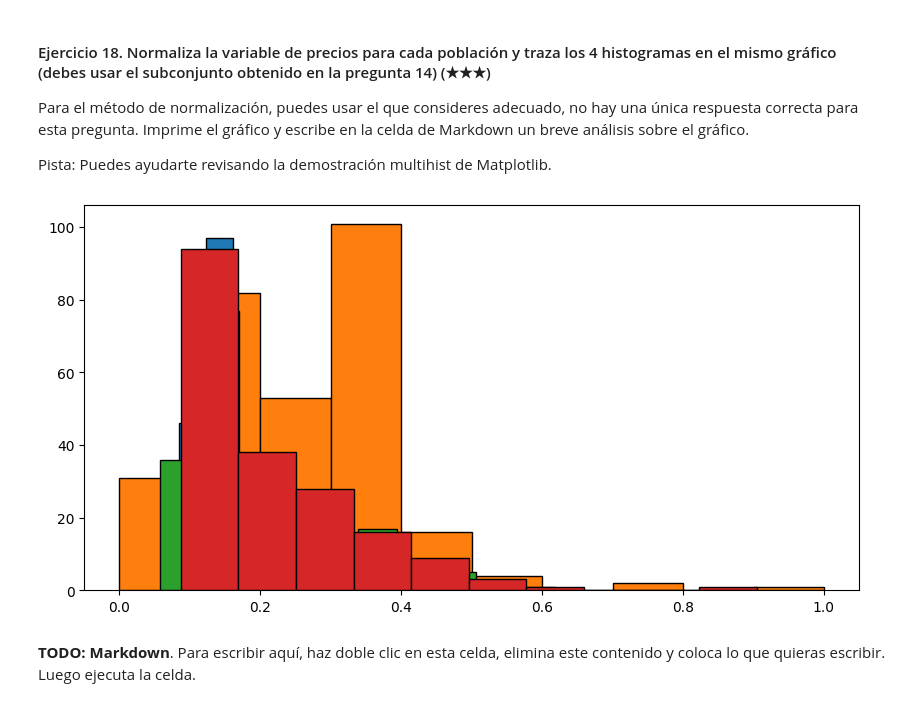
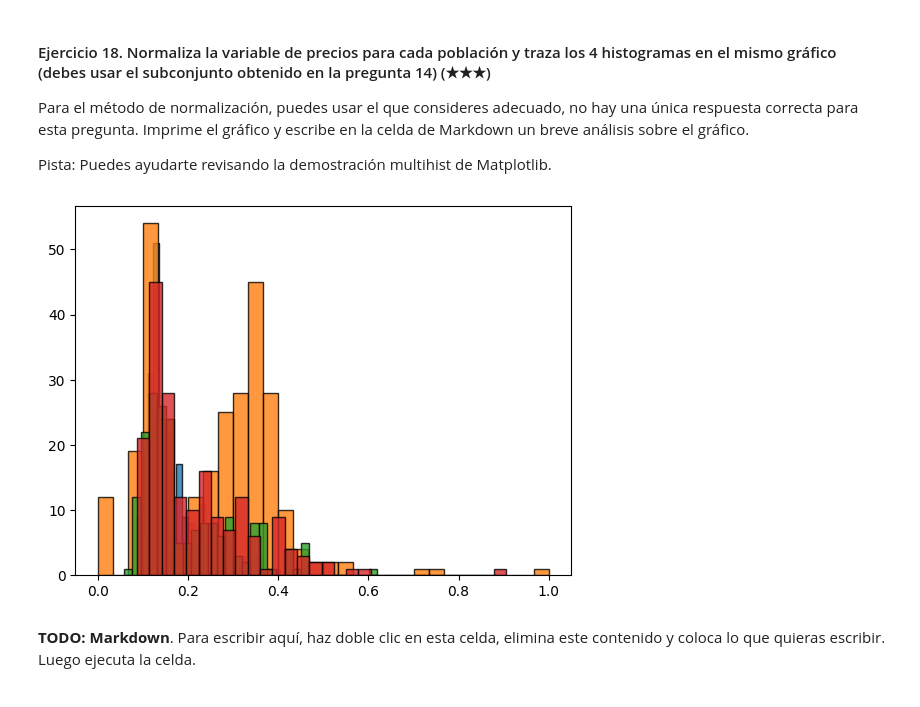
Before and after one commit to 4GeeksAcademy/realestate-datacleanup-exercise-curso, a Jupyter notebook: project.es.ipynb, the cells around one changed output. Saved outputs shown, nothing was run; the diff lists cells and outputs as text; code cells hidden in the pictures.

```diff
--- a/project.es.ipynb
+++ b/project.es.ipynb
@@ -385,25 +385,25 @@ Pista: Puedes ayudarte revisando la demostración multihist de Matplotlib.
 # %%
 # Normalizar precios para cada población
 
 from sklearn.preprocessing import MinMaxScaler
 
 scaler = MinMaxScaler()
 
 def NormalizedPrice(dataset):
     normalizeddataset = scaler.fit_transform(dataset[["price"]])
     return normalizeddataset
 
 cinturonsur["precio_normalizado"] = NormalizedPrice(cinturonsur)
 
 #Crear Histograma en el mismo grafico.
-plt.figure(figsize=(10,5))
-plt.hist(cinturonsur[cinturonsur['level5'] == "Fuenlabrada"]["precio_normalizado"], ec="Black")
-plt.hist(cinturonsur[cinturonsur['level5'] == "Getafe"]["precio_normalizado"], ec="black")
-plt.hist(cinturonsur[cinturonsur['level5'] == "Leganés"]["precio_normalizado"], ec="black")
-plt.hist(cinturonsur[cinturonsur['level5'] == "Alcorcón"]["precio_normalizado"], ec="black")
+
+plt.hist(cinturonsur[cinturonsur['level5'] == "Fuenlabrada"]["precio_normalizado"], ec="Black", alpha=0.8, bins=30)
+plt.hist(cinturonsur[cinturonsur['level5'] == "Getafe"]["precio_normalizado"], ec="black", alpha=0.8, bins=30)
+plt.hist(cinturonsur[cinturonsur['level5'] == "Leganés"]["precio_normalizado"], ec="black", alpha=0.8, bins=30)
+plt.hist(cinturonsur[cinturonsur['level5'] == "Alcorcón"]["precio_normalizado"], ec="black", alpha=0.8, bins=30)
 plt.show()
 # %% [output]
-[figure, old version]
+[figure, new version]
 # %% [markdown]
 **TODO: Markdown**. Para escribir aquí, haz doble clic en esta celda, elimina este contenido y coloca lo que quieras escribir. Luego ejecuta la celda.
 # %% [markdown]
```
